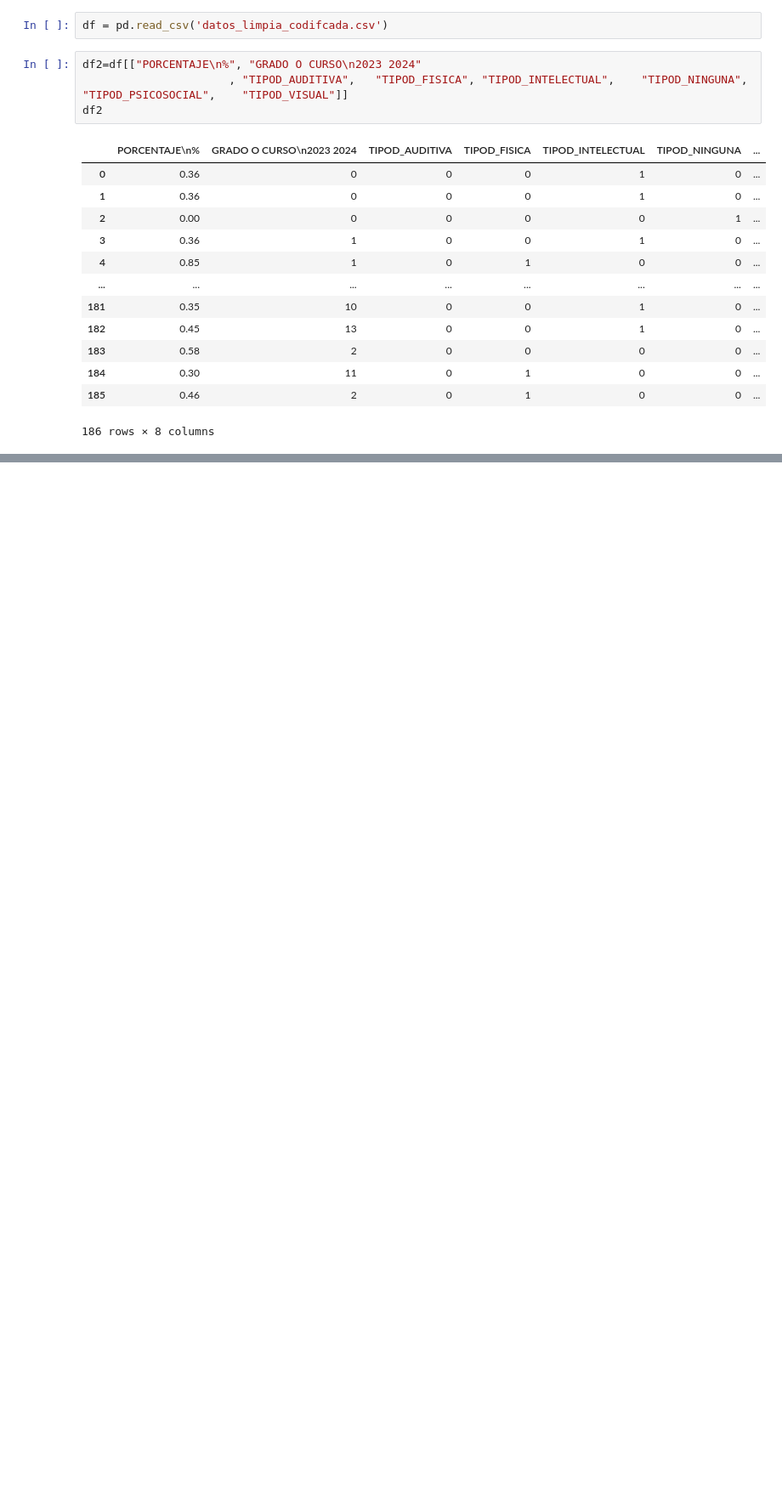
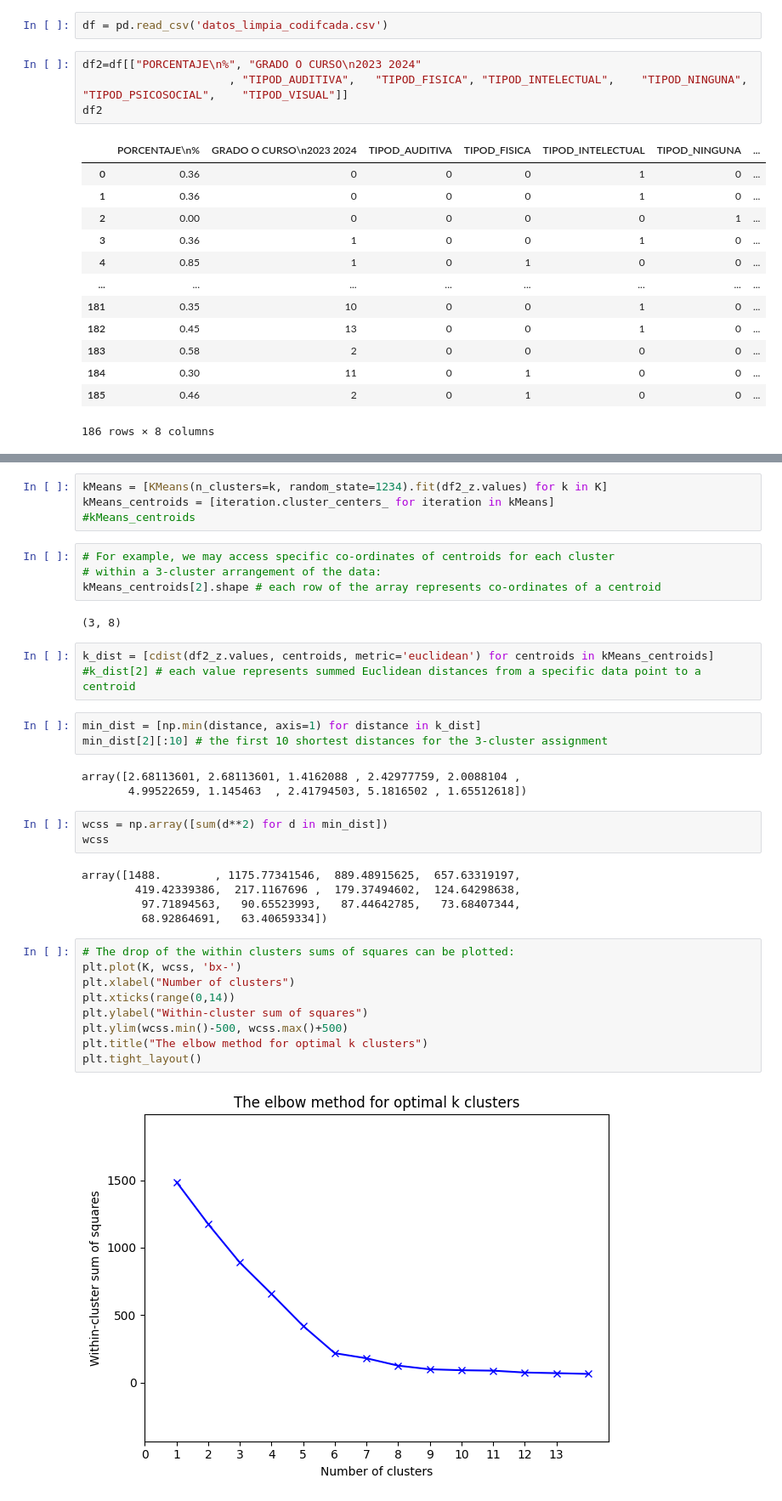
Before and after one commit to edgarMuno/DISCAPACIDADCLUSTERS, a Jupyter notebook: Vinculacion/SubConjuntoVariablesCluster.ipynb, the cells around one changed output, grey strips where cells are left out. Shown at 85% size. Cells and saved outputs as stored; diff of their text form; blank space fills up the shorter version.

Commit message:
Fianlizalido con 4 y 5 cluster

```diff
--- a/Vinculacion/SubConjuntoVariablesCluster.ipynb
+++ b/Vinculacion/SubConjuntoVariablesCluster.ipynb
@@ -37,0 +68,38 @@ plt.show(block=True)
+# %%
+kMeans = [KMeans(n_clusters=k, random_state=1234).fit(df2_z.values) for k in K]
+kMeans_centroids = [iteration.cluster_centers_ for iteration in kMeans]
+#kMeans_centroids
+# %%
+# For example, we may access specific co-ordinates of centroids for each cluster
+# within a 3-cluster arrangement of the data:
+kMeans_centroids[2].shape # each row of the array represents co-ordinates of a centroid
+# %% [output]
+(3, 8)
+# %%
+k_dist = [cdist(df2_z.values, centroids, metric='euclidean') for centroids in kMeans_centroids]
+#k_dist[2] # each value represents summed Euclidean distances from a specific data point to a centroid
+# %%
+min_dist = [np.min(distance, axis=1) for distance in k_dist]
+min_dist[2][:10] # the first 10 shortest distances for the 3-cluster assignment
+# %% [output]
+array([2.68113601, 2.68113601, 1.4162088 , 2.42977759, 2.0088104 ,
+       4.99522659, 1.145463  , 2.41794503, 5.1816502 , 1.65512618])
+# %%
+wcss = np.array([sum(d**2) for d in min_dist])
+wcss
+# %% [output]
+array([1488.        , 1175.77341546,  889.48915625,  657.63319197,
+        419.42339386,  217.1167696 ,  179.37494602,  124.64298638,
+         97.71894563,   90.65523993,   87.44642785,   73.68407344,
+         68.92864691,   63.40659334])
+# %%
+# The drop of the within clusters sums of squares can be plotted:
+plt.plot(K, wcss, 'bx-')
+plt.xlabel("Number of clusters")
+plt.xticks(range(0,14))
+plt.ylabel("Within-cluster sum of squares")
+plt.ylim(wcss.min()-500, wcss.max()+500)
+plt.title("The elbow method for optimal k clusters")
+plt.tight_layout()
+# %% [output]
+[figure, added]
```
Also changed, not shown: parts of 19 cells of this notebook, 1 other file.
